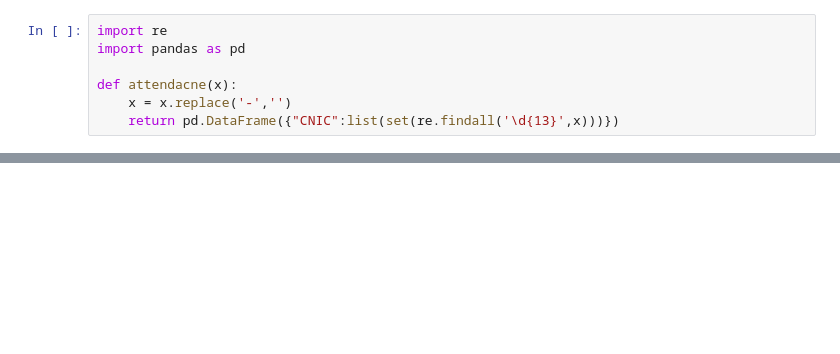
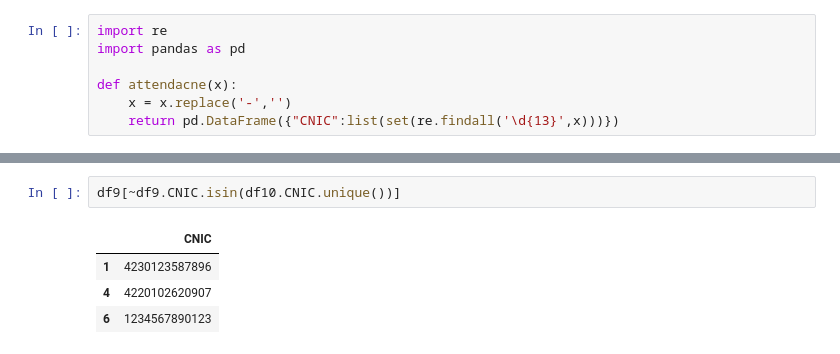
Before and after one commit to EnggQasim/NED_DeepLearning_Batch2, a Jupyter notebook: attendance.ipynb, the cells around one changed output, grey strips where cells are left out. Cells and saved outputs as stored; diff of their text form; blank space fills up the shorter version.

```diff
--- a/attendance.ipynb
+++ b/attendance.ipynb
@@ -356,0 +647,7 @@ dtype: float64
+# %%
+df9[~df9.CNIC.isin(df10.CNIC.unique())]
+# %% [output]
+|  | CNIC |
+| 1 | 4230123587896 |
+| 4 | 4220102620907 |
+| 6 | 1234567890123 |
```
Also changed, not shown: parts of 11 cells of this notebook.
